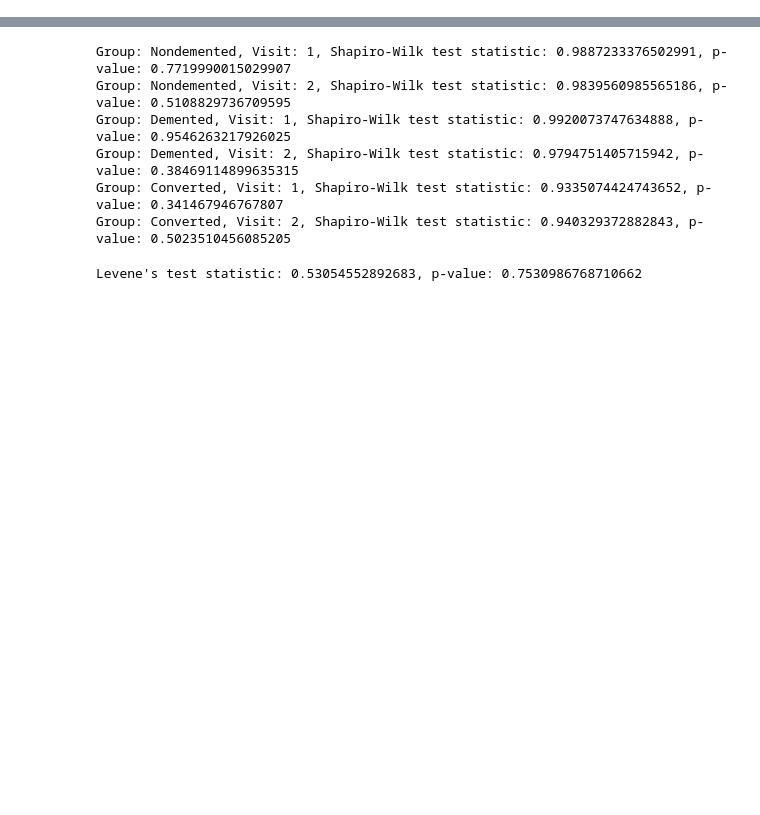
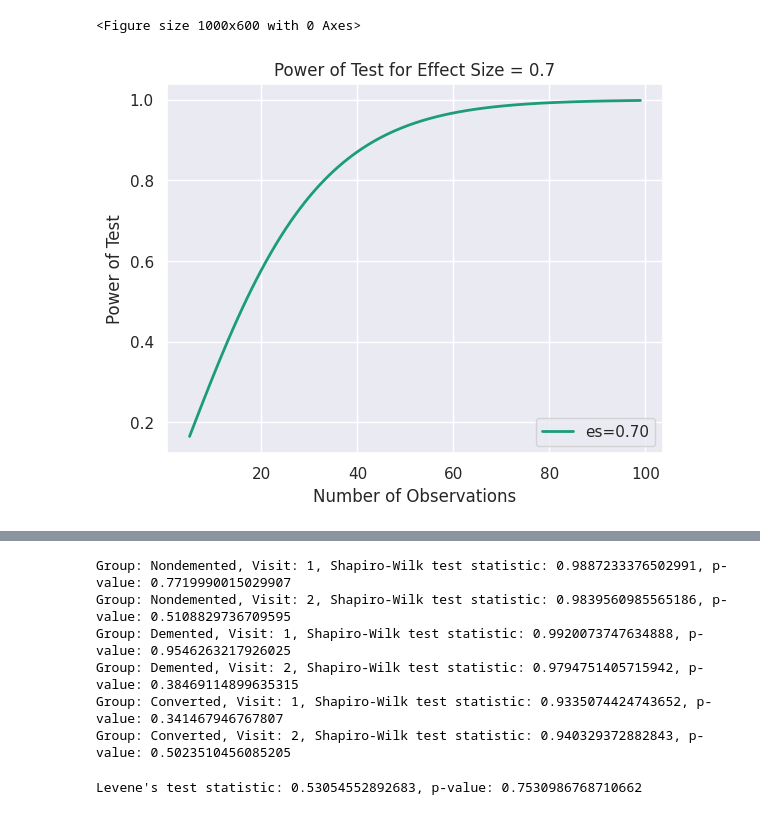
Before and after one commit to Anshuta/inf2178-experimentaldesign-w24, a Jupyter notebook: Assignment4/MICHELLE-LEE-A4.ipynb, the cells around one changed output, grey strips where cells are left out. Drawn from its saved outputs; the diff is of its cells as text; code cells hidden in the pictures; blank space fills up the shorter version.

```diff
--- a/Assignment4/MICHELLE-LEE-A4.ipynb
+++ b/Assignment4/MICHELLE-LEE-A4.ipynb
@@ -91,0 +127,24 @@ plt.show()
+# %%
+#power analysis - power curves visuals
+#install librarires
+%pip install statsmodels
+import numpy as np
+import matplotlib.pyplot as plt
+from statsmodels.stats.power import TTestIndPower
+
+#define sample sizes
+effect_sizes = np.array([0.7])
+sample_sizes = np.array(range(5, 100))  #based on in-class example
+
+#power analysis object for t-test
+power_analysis = TTestIndPower()
+
+#plot power curve
+plt.figure(figsize=(10, 6))
+power_analysis.plot_power(dep_var='nobs', nobs=sample_sizes, effect_size=effect_sizes)
+plt.title('Power of Test for Effect Size = 0.7')
+plt.xlabel('Number of Observations')
+plt.ylabel('Power of Test')
+
+plt.show()
+# %% [output]
@@ -92,3 +161,5 @@ plt.show()
+<Figure size 1000x600 with 0 Axes>
+[figure, added]
 # %%
 #anova computing
 #import librarires
```
Also changed, not shown: parts of 6 cells of this notebook.
